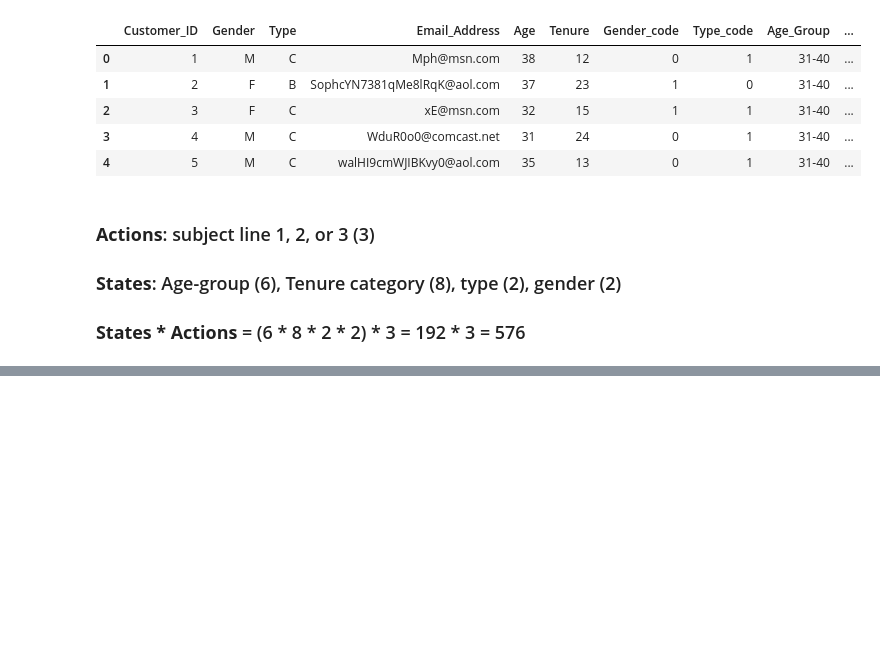
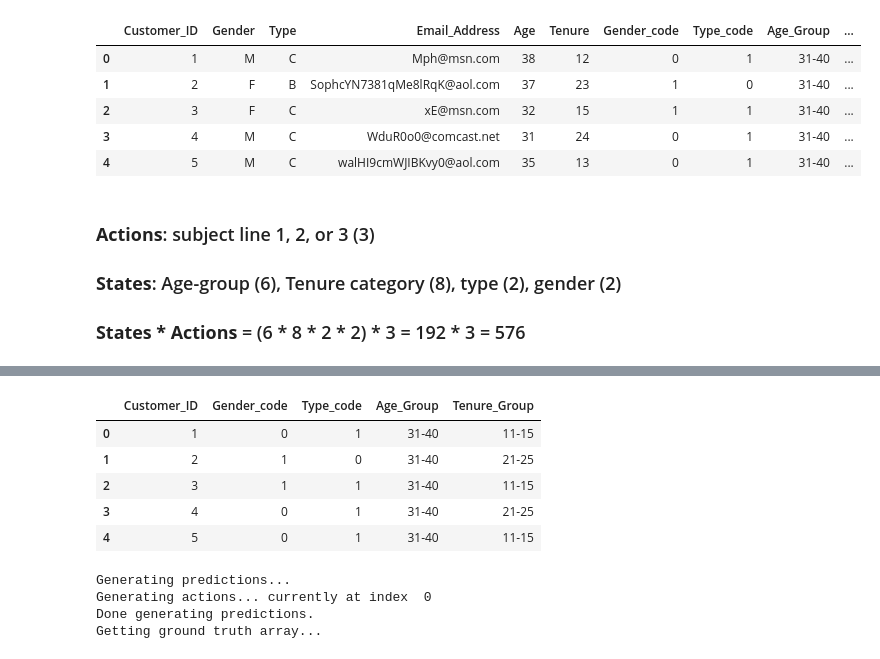
Before and after one commit to p9verma/verma-705.603spring24, a Jupyter notebook: Reinforcement_Learning/Assignment10RL.ipynb, the cells around one changed output, grey strips where cells are left out. Drawn from its saved outputs; the diff is of its cells as text; code cells hidden in the pictures; blank space fills up the shorter version.

```diff
--- a/Reinforcement_Learning/Assignment10RL.ipynb
+++ b/Reinforcement_Learning/Assignment10RL.ipynb
@@ -210,0 +302,14 @@ array([[ 0.        ,  0.        ,  0.        ],
+# %%
+# Demonstrates ETL pipeline functions
+import data_pipeline
+from data_pipeline import ETL_Pipeline
+pipeline = ETL_Pipeline()
+userbase = pipeline.load(pipeline.transform(pipeline.extract("userbase.csv")))
+userbase.head()
+# %% [output]
+|  | Customer_ID | Gender_code | Type_code | Age_Group | Tenure_Group |
+| 0 | 1 | 0 | 1 | 31-40 | 11-15 |
+| 1 | 2 | 1 | 0 | 31-40 | 21-25 |
+| 2 | 3 | 1 | 1 | 31-40 | 11-15 |
+| 3 | 4 | 0 | 1 | 31-40 | 21-25 |
+| 4 | 5 | 0 | 1 | 31-40 | 11-15 |
@@ -210,0 +318,18 @@ array([[ 0.        ,  0.        ,  0.        ],
+# %%
+# Predictions on whole dataset time out. Using smaller set
+import model
+import pandas as pd
+from model import Q_learner_Model
+import numpy as np
+
+loaded_q_table = np.load('q_table_1000_0.6_0.6.npy')
+qlearner = Q_learner_Model(loaded_q_table, userbase_processed, pd.read_csv('sent_emails.csv'), pd.read_csv('responded.csv'))
+# Gamma is set to 1. We are just as interested in current rewards as future.
+# Learning rate becomes lower with each episode
+# Exploration is encourage with a high epsilon value
+y_pred, true_actions = qlearner.test(userbase_processed[0:10])
+# %% [output]
+Generating predictions...
+Generating actions... currently at index  0
+Done generating predictions.
+Getting ground truth array...
```
Also changed, not shown: parts of 13 cells of this notebook.
